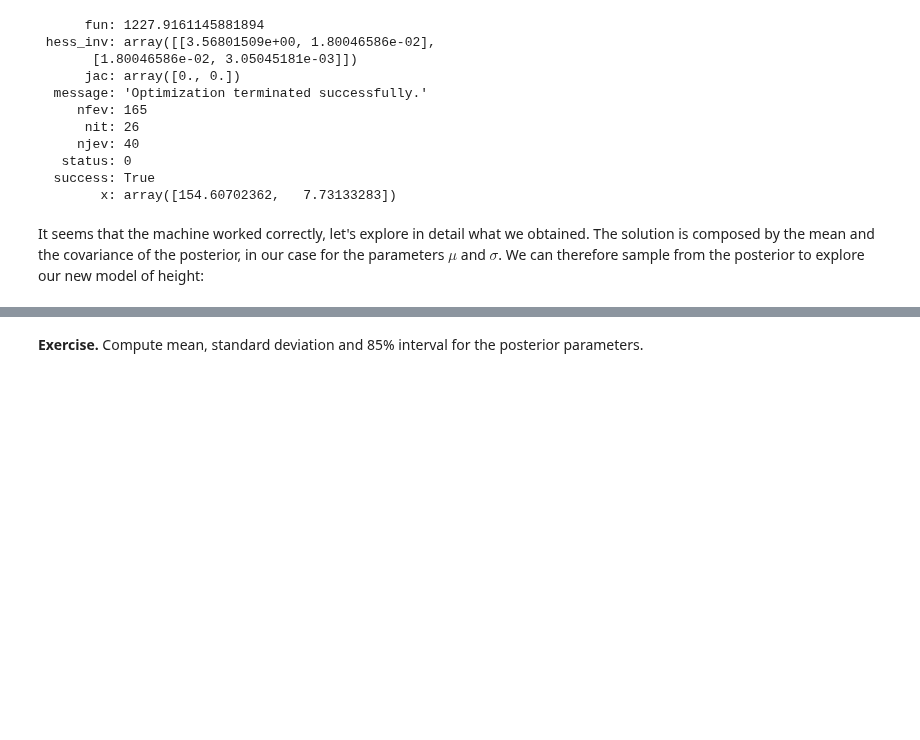
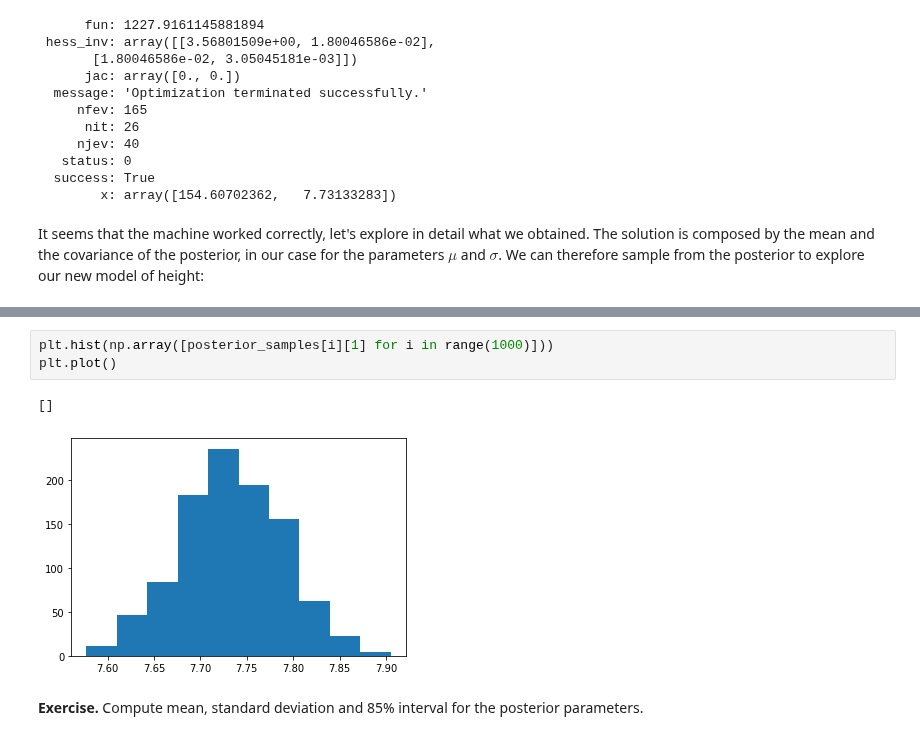
Before and after one commit to marcolorenzi/marcolorenzi.github.io, a Jupyter notebook: material/Bayes/Lesson4.ipynb, the cells around one changed output, grey strips where cells are left out. Cells and saved outputs as stored; diff of their text form; blank space fills up the shorter version.

```diff
--- a/material/Bayes/Lesson4.ipynb
+++ b/material/Bayes/Lesson4.ipynb
@@ -234,3 +268,9 @@ posterior_samples = multivariate_normal.rvs(solution_mean, solution_sigma, size
+# %%
+plt.hist(np.array([posterior_samples[i][1] for i in range(1000)]))
+plt.plot()
+# %% [output]
+[]
+[figure, added]
 # %% [markdown]
 **Exercise.** Compute mean, standard deviation and 85% interval for the posterior parameters.
 # %% [markdown]
```
Also changed, not shown: parts of 32 cells of this notebook, 2 other files.
